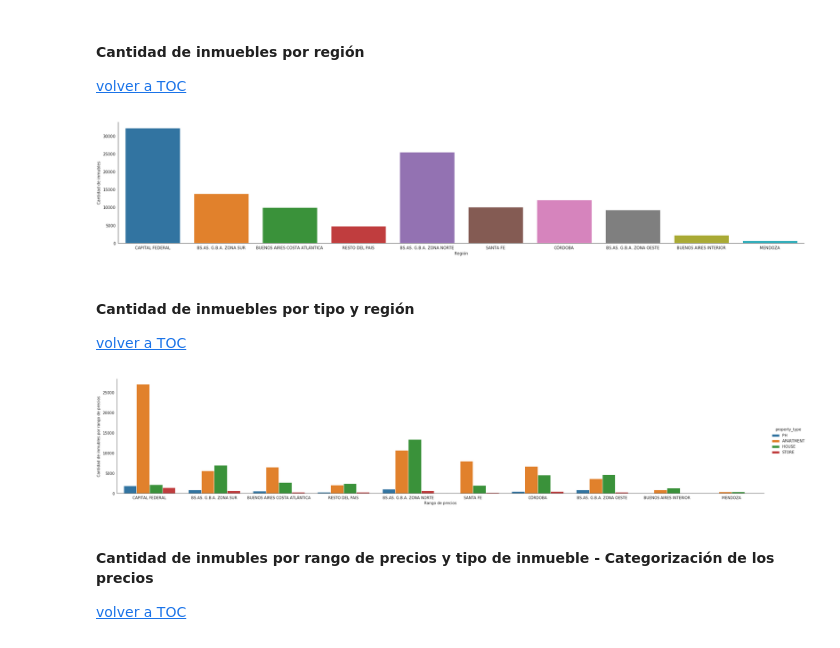
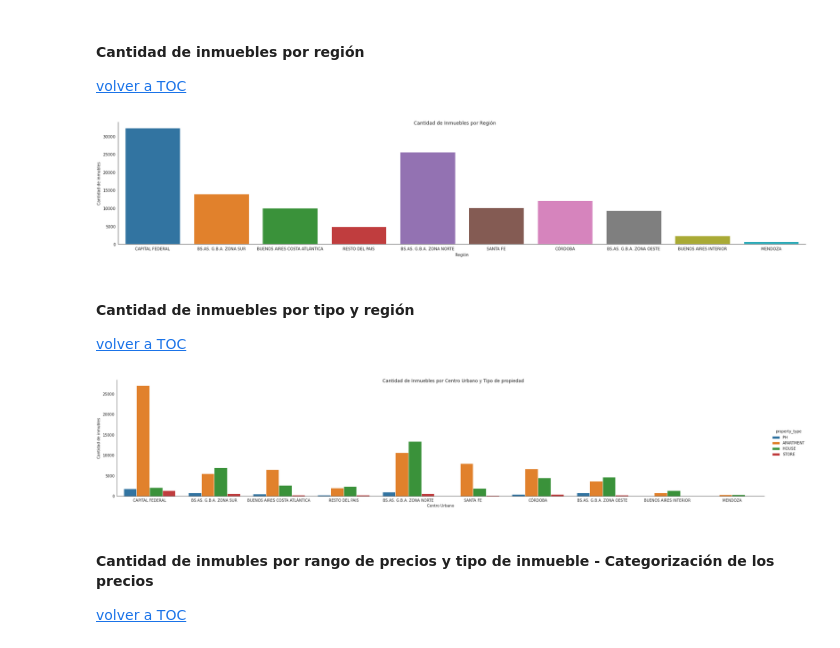
Before and after one commit to varelapablos/Desafio1-G3, a Jupyter notebook: Notebook_Alan.ipynb, the cells around one changed output. Cells and saved outputs as stored; diff of their text form; code cells hidden in the pictures.

```diff
--- a/Notebook_Alan.ipynb
+++ b/Notebook_Alan.ipynb
@@ -1906,8 +1946,9 @@ serie_pie = data.groupby('property_type')['property_type'].count().to_frame().pl
 with sns.axes_style('white'):
     g = sns.catplot('centro_urbano', data=data, aspect=5, kind='count')
     g.set_axis_labels('Región', 'Cantidad de inmubles')
+    g.fig.suptitle("Cantidad de Inmuebles por Región")
 # %% [output]
-[figure, old version]
+[figure, new version]
 # %% [markdown]
 #### Cantidad de inmuebles por tipo y región
 
@@ -1915,11 +1956,12 @@ with sns.axes_style('white'):
 # %%
 with sns.axes_style('white'):
     g = sns.catplot('centro_urbano', data=data, aspect=5, kind='count', hue='property_type') #order=range(2001, 2015)) # Ver que recibe un dataframe.
                                                                                                                 # kind = count es barras. aspect es el tamaño del gráfico.
                                                                                                                 # hue es la categoría/serie. order es el rango eje X.
-    g.set_axis_labels('Rango de precios', 'Cantidad de inmubles por rango de precios')                                                               # Etiqueta eje Y.
+    g.set_axis_labels('Centro Urbano', 'Cantidad de inmubles')                                                               # Etiqueta eje Y.
+    g.fig.suptitle("Cantidad de Inmuebles por Centro Urbano y Tipo de propiedad")
 # %% [output]
-[figure, old version]
+[figure, new version]
 # %% [markdown]
 #### Cantidad de inmubles por rango de precios y tipo de inmueble - Categorización de los precios
 
```
Also changed, not shown: parts of 60 cells of this notebook.
